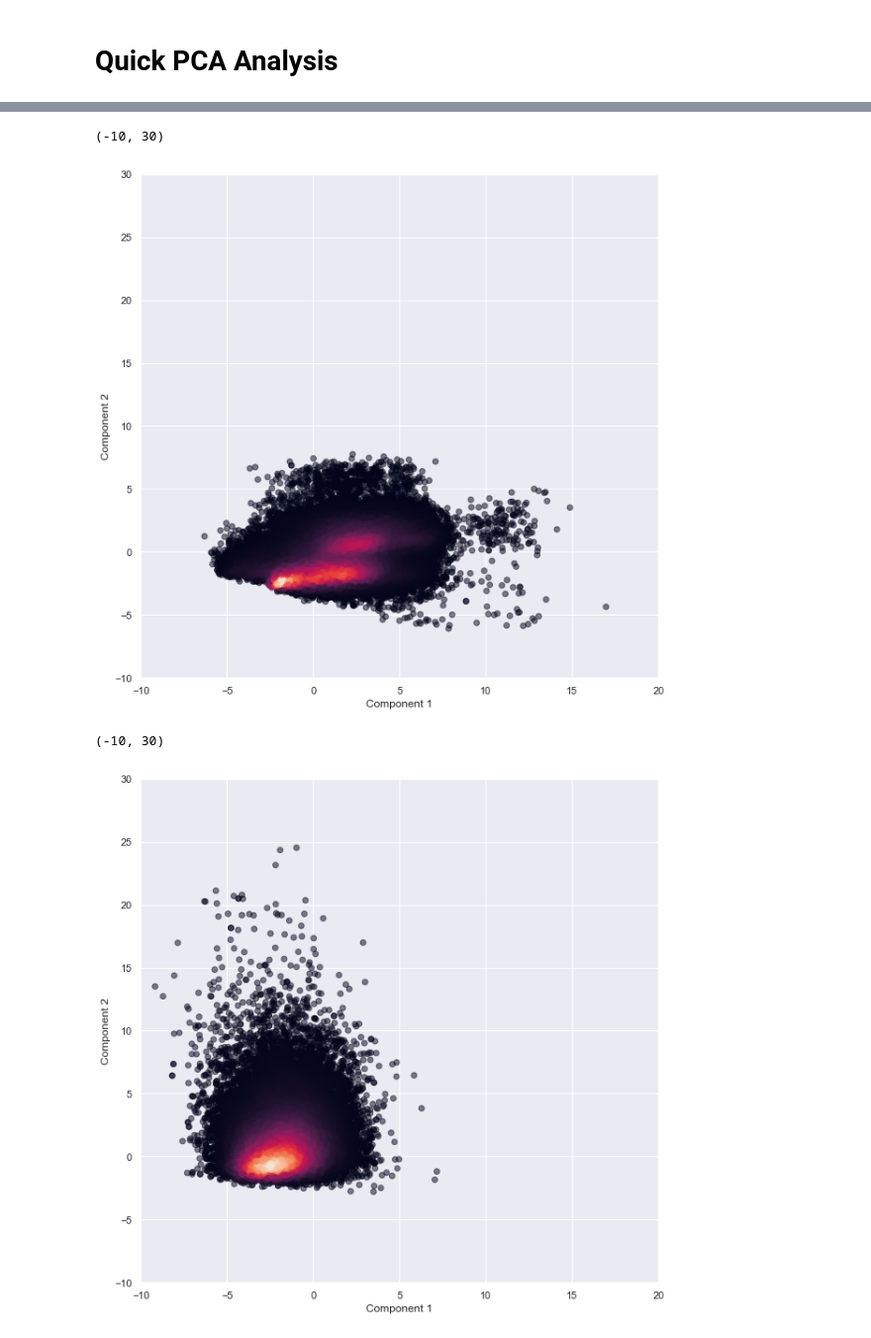
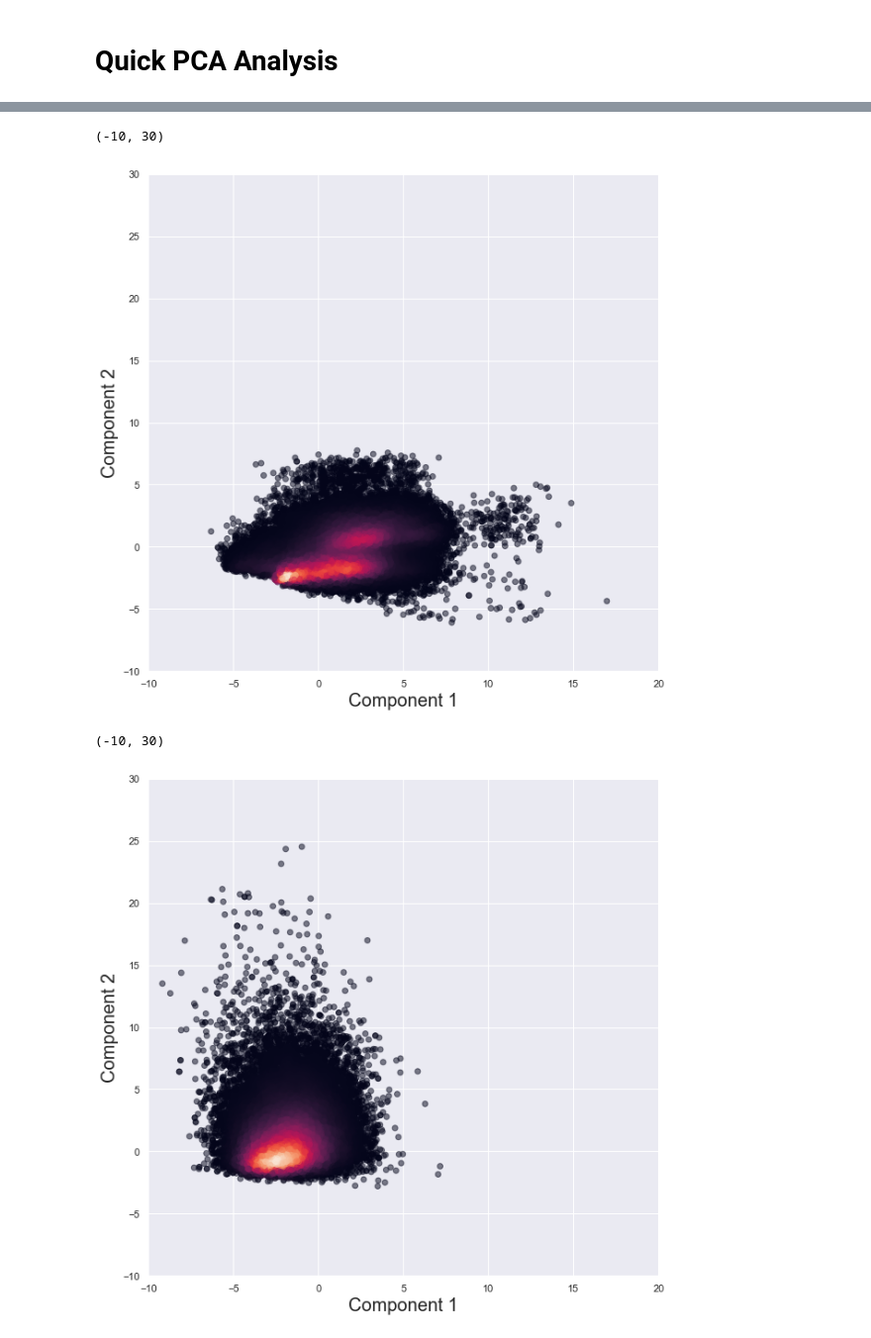
Before and after one commit to Duchstf/CNN-Architectural-Analysis, a Jupyter notebook: MINERvA-Vertex-Finding/Code/Combined-Cluster-Analysis.ipynb, the cells around one changed output, grey strips where cells are left out. Shown: that part at 99% size. Cells and saved outputs as stored; diff of their text form; code cells hidden in the pictures.

```diff
--- a/MINERvA-Vertex-Finding/Code/Combined-Cluster-Analysis.ipynb
+++ b/MINERvA-Vertex-Finding/Code/Combined-Cluster-Analysis.ipynb
@@ -24,7 +24,7 @@ from sklearn.metrics import confusion_matrix
 
 %matplotlib inline
 # %%
-df1 = pd.read_csv('/Users/duc_hoang/Box Sync/Fermilab Summer Research/Analysis_Scripts/Main data/Jesse+GA/GA_Jesse_with_group.csv',index_col =0)
+df1 = pd.read_csv('/Users/duc_hoang/Box Sync/Fermilab Summer Research/CNN-Architectural-Analysis/MINERvA-Vertex-Finding/Data/Combined-population/Combined-populations-with-labels.csv',index_col =0)
 # %%
 df = df1.drop('group',axis=1)
 # %%
@@ -108,25 +108,25 @@ fig = plt.figure(figsize=[10,10])
 plt.scatter(First_projected[:,0], First_projected[:,1], c=z1,
             edgecolor=None, alpha = 0.5)
 
-plt.xlabel('Component 1')
-plt.ylabel('Component 2')
+plt.xlabel('Component 1', fontsize=20)
+plt.ylabel('Component 2', fontsize=20)
 
 plt.xlim(-10,20)
 plt.ylim(-10,30)
 # %% [output]
 (-10, 30)
-[figure, old version]
+[figure, new version]
 # %%
 #Just the second one
 fig = plt.figure(figsize=[10,10])
 plt.scatter(Second_projected[:,0], Second_projected[:,1], c=z2,
             edgecolor=None, alpha = 0.5)
 
-plt.xlabel('Component 1')
-plt.ylabel('Component 2')
+plt.xlabel('Component 1', fontsize=20)
+plt.ylabel('Component 2', fontsize=20)
 
 plt.xlim(-10,20)
 plt.ylim(-10,30)
 # %% [output]
 (-10, 30)
-[figure, old version]
+[figure, new version]
```
Also changed, not shown: parts of 2 cells of this notebook.
